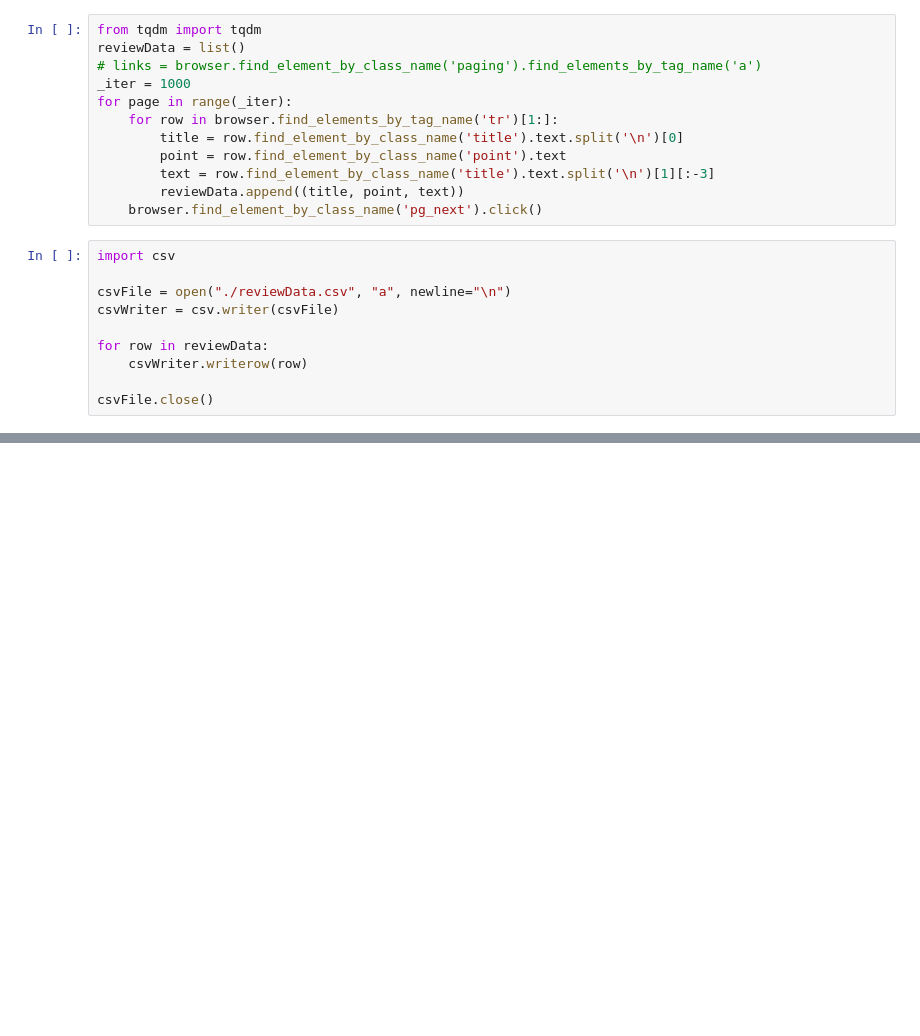
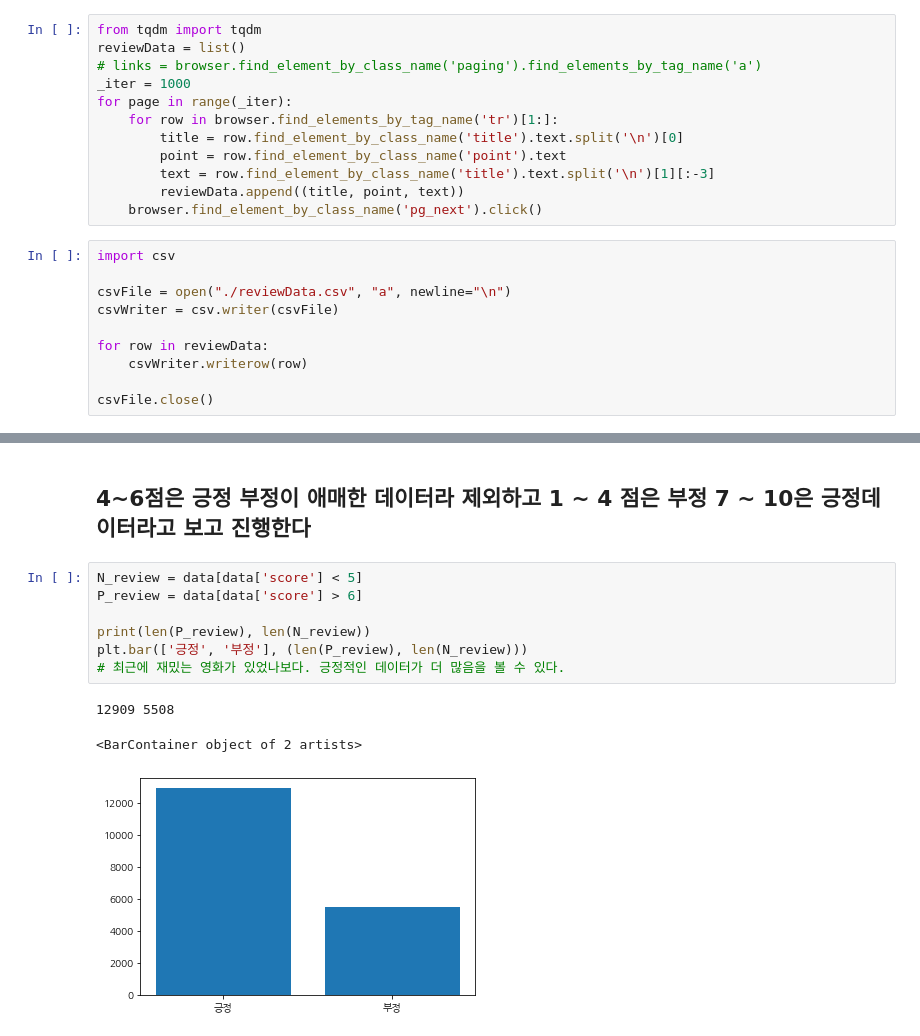
Before and after one commit to smothly/ToBigs, a Jupyter notebook: week8/NLP/nlpProject.ipynb, the cells around one changed output, grey strips where cells are left out. Saved outputs shown, nothing was run; the diff lists cells and outputs as text; blank space fills up the shorter version.

```diff
--- a/week8/NLP/nlpProject.ipynb
+++ b/week8/NLP/nlpProject.ipynb
@@ -61,0 +84,13 @@ ma.tagset
+# %% [markdown]
+## 4~6점은 긍정 부정이 애매한 데이터라 제외하고 1 ~ 4 점은 부정 7 ~ 10은 긍정데이터라고 보고 진행한다
+# %%
+N_review = data[data['score'] < 5]
+P_review = data[data['score'] > 6]
+
+print(len(P_review), len(N_review))
+plt.bar(['긍정', '부정'], (len(P_review), len(N_review)))
+# 최근에 재밌는 영화가 있었나보다. 긍정적인 데이터가 더 많음을 볼 수 있다.
+# %% [output]
+12909 5508
+<BarContainer object of 2 artists>
+[figure, added]
```
Also changed, not shown: parts of 47 cells of this notebook, 25 other files.
